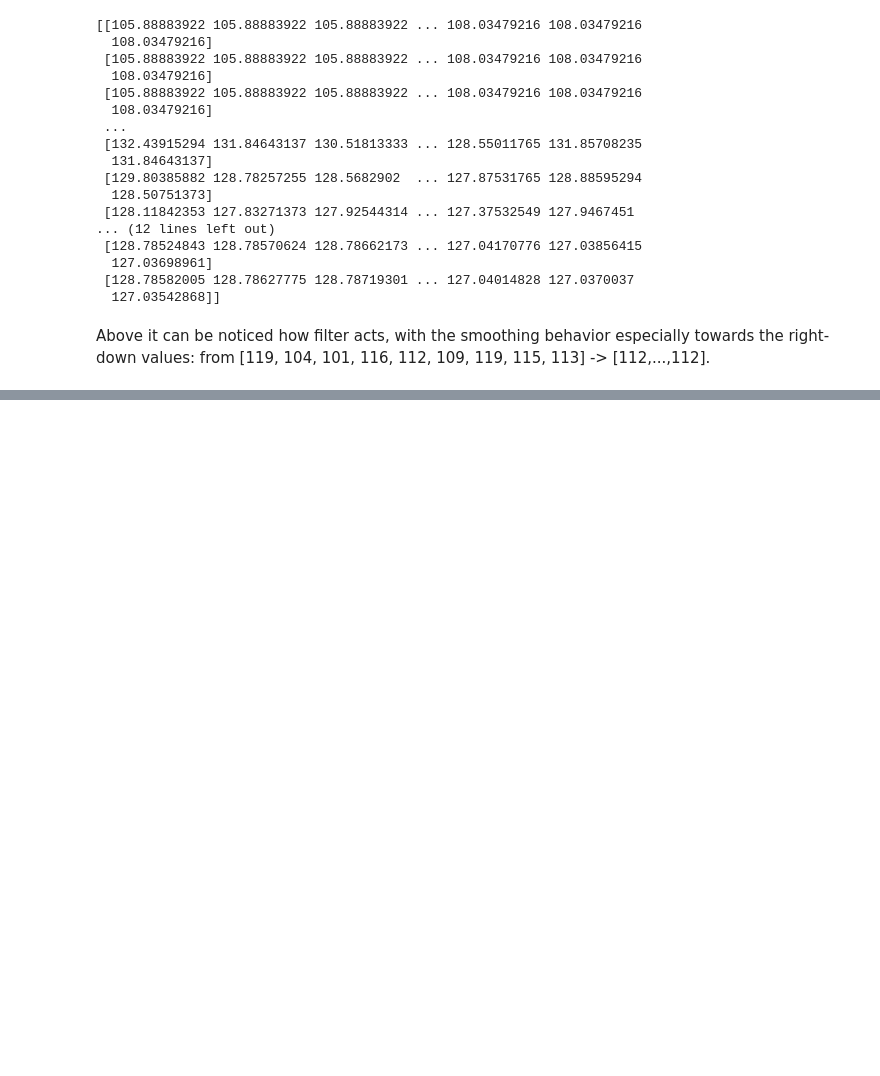
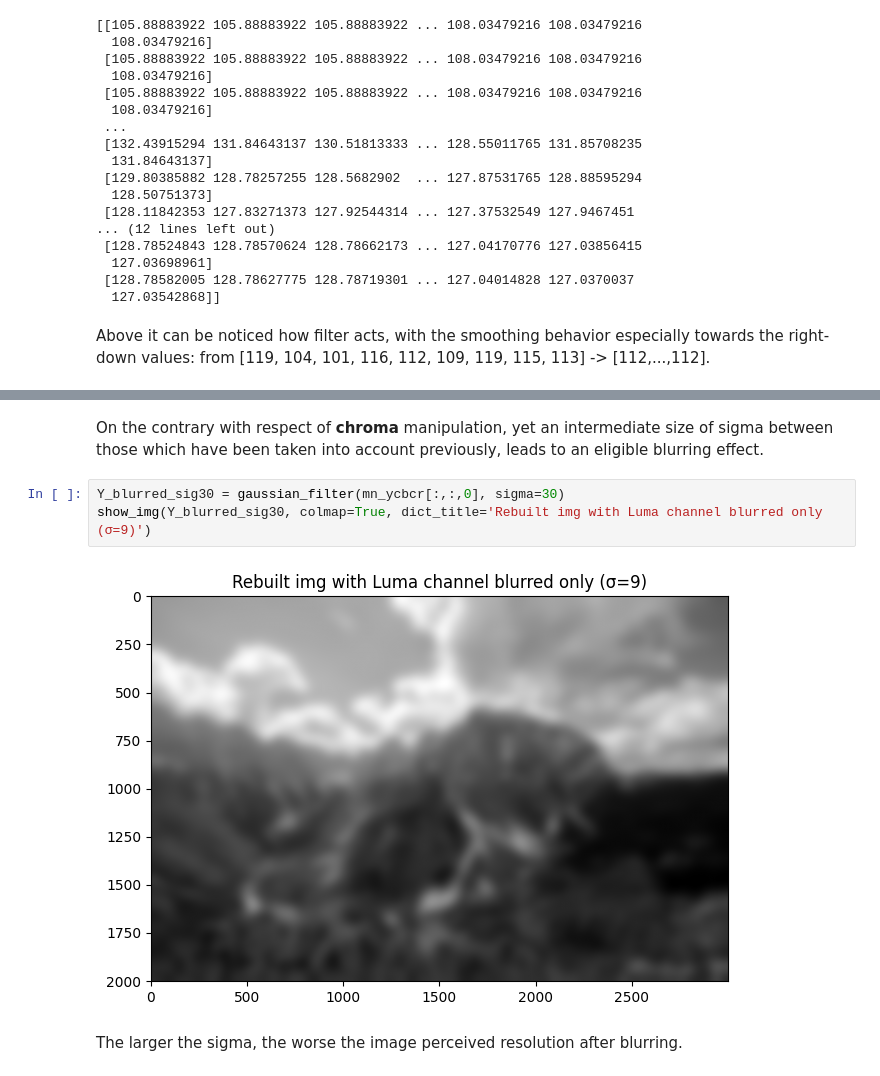
Before and after one commit to mkdib1/University_PWs, a Jupyter notebook: dsim_asseignements/Asseignement_3.ipynb, the cells around one changed output, grey strips where cells are left out. Cells and saved outputs as stored; diff of their text form; blank space fills up the shorter version.

```diff
--- a/dsim_asseignements/Asseignement_3.ipynb
+++ b/dsim_asseignements/Asseignement_3.ipynb
@@ -208,2 +229,11 @@ show_img(Y_blurred)
+# %% [markdown]
+On the contrary with respect of **chroma** manipulation, yet an intermediate size of sigma between those which have been taken into account previously, leads to an eligible blurring effect.
+# %%
+Y_blurred_sig30 = gaussian_filter(mn_ycbcr[:,:,0], sigma=30)
+show_img(Y_blurred_sig30, colmap=True, dict_title='Rebuilt img with Luma channel blurred only (σ=9)')
+# %% [output]
+[figure, added]
+# %% [markdown]
+The larger the sigma, the worse the image perceived resolution after blurring.
 # %%
 rgb_rebuilt_img_luma_blr = reconstruct_rgb_by_single_ycbcr_ch(
```
Also changed, not shown: parts of 23 cells of this notebook.
